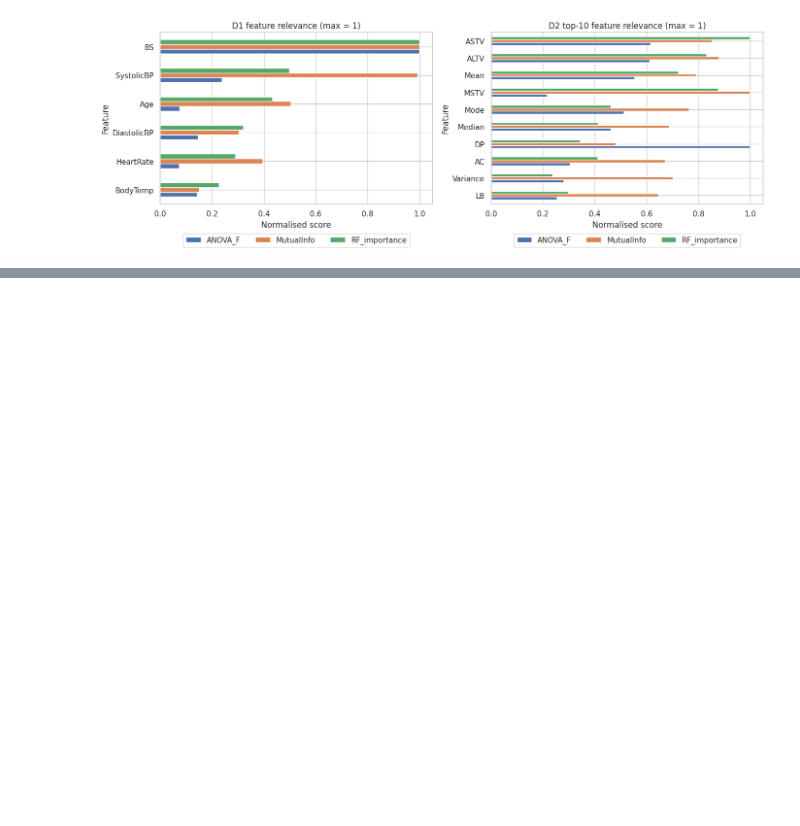
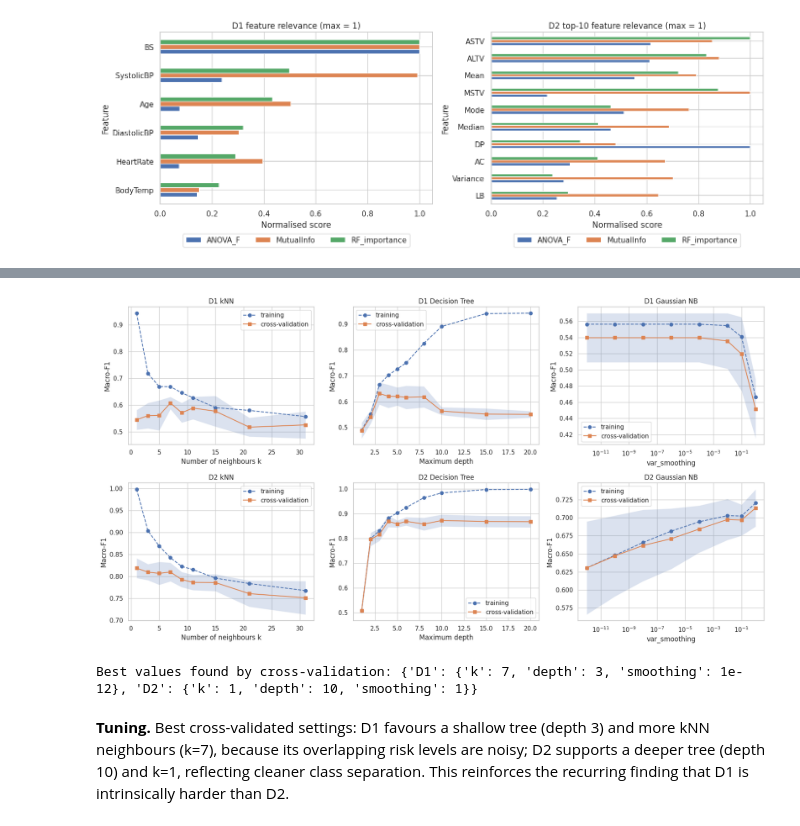
Before and after one commit to NN4010/F21DL---DMML---PG-GROUP10, a Jupyter notebook: notebooks/DMML_Group10.ipynb, the cells around one changed output, grey strips where cells are left out. Saved outputs shown, nothing was run; the diff lists cells and outputs as text; code cells hidden in the pictures; blank space fills up the shorter version.

Commit message:
Add R3: classical models, tuning, trees, and confusion matrices

```diff
--- a/notebooks/DMML_Group10.ipynb
+++ b/notebooks/DMML_Group10.ipynb
@@ -433,0 +686,33 @@ LB          0.253       0.646          0.297      9.333
+# %%
+# [CELL 20] Hyper-parameter experiments: training vs cross-validation score as one parameter changes
+def plot_validation_curve(ax, pipeline, S, parameter, values, title, xlabel):
+    train_scores, cv_scores = validation_curve(pipeline, S['X_train'], S['y_train'], param_name=parameter,
+                                               param_range=values, cv=CV, scoring='f1_macro', n_jobs=-1)
+    ax.plot(values, train_scores.mean(axis=1), 'o--', label='training')
+    ax.plot(values, cv_scores.mean(axis=1), 's-', label='cross-validation')
+    ax.fill_between(values, cv_scores.mean(axis=1) - cv_scores.std(axis=1), cv_scores.mean(axis=1) + cv_scores.std(axis=1), alpha=0.2)
+    ax.set_title(title); ax.set_xlabel(xlabel); ax.set_ylabel('Macro-F1'); ax.legend()
+    return values[int(cv_scores.mean(axis=1).argmax())]            # value with the best CV score
+
+BEST_PARAMS = {}
+fig, axes = plt.subplots(2, 3, figsize=(17, 9))
+for row, dataset in enumerate(['D1', 'D2']):
+    S = SPLITS[dataset]
+    best_k = plot_validation_curve(axes[row, 0], make_pipeline(StandardScaler(), KNeighborsClassifier()), S,
+                                   'kneighborsclassifier__n_neighbors', [1, 3, 5, 7, 9, 11, 15, 21, 31], f'{dataset} kNN', 'Number of neighbours k')
+    best_depth = plot_validation_curve(axes[row, 1], make_pipeline(StandardScaler(), DecisionTreeClassifier(random_state=SEED)), S,
+                                       'decisiontreeclassifier__max_depth', [1, 2, 3, 4, 5, 6, 8, 10, 15, 20], f'{dataset} Decision Tree', 'Maximum depth')
+    best_smoothing = plot_validation_curve(axes[row, 2], make_pipeline(StandardScaler(), GaussianNB()), S,
+                                           'gaussiannb__var_smoothing', [1e-12, 1e-10, 1e-8, 1e-6, 1e-4, 1e-2, 1e-1, 1], f'{dataset} Gaussian NB', 'var_smoothing')
+    axes[row, 2].set_xscale('log')
+    BEST_PARAMS[dataset] = {'k': best_k, 'depth': best_depth, 'smoothing': best_smoothing}
+savefig('fig_validation_curves.png'); plt.show()
+print('Best values found by cross-validation:', BEST_PARAMS)
+# %% [output]
+[figure, added]
+Best values found by cross-validation: {'D1': {'k': 7, 'depth': 3, 'smoothing': 1e-12}, 'D2': {'k': 1, 'depth': 10, 'smoothing': 1}}
+# %% [markdown]
+**Tuning.** Best cross-validated settings: D1 favours a shallow tree (depth 3)
+and more kNN neighbours (k=7), because its overlapping risk levels are noisy; D2
+supports a deeper tree (depth 10) and k=1, reflecting cleaner class separation.
+This reinforces the recurring finding that D1 is intrinsically harder than D2.
```
Also changed, not shown: parts of 24 cells of this notebook.
